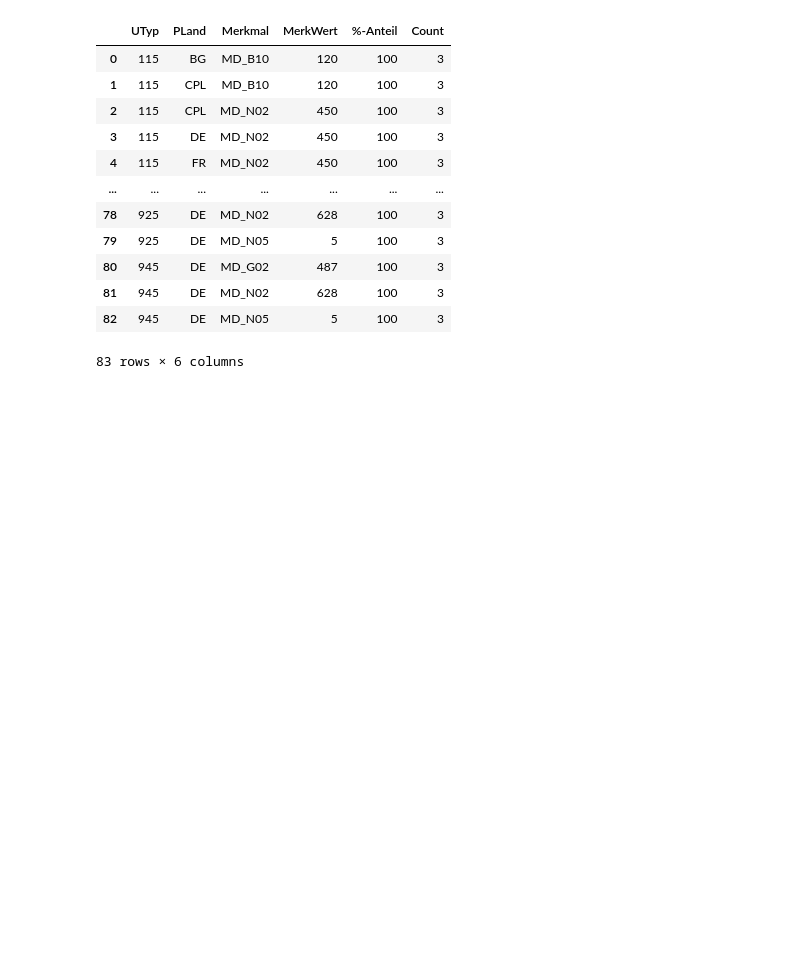
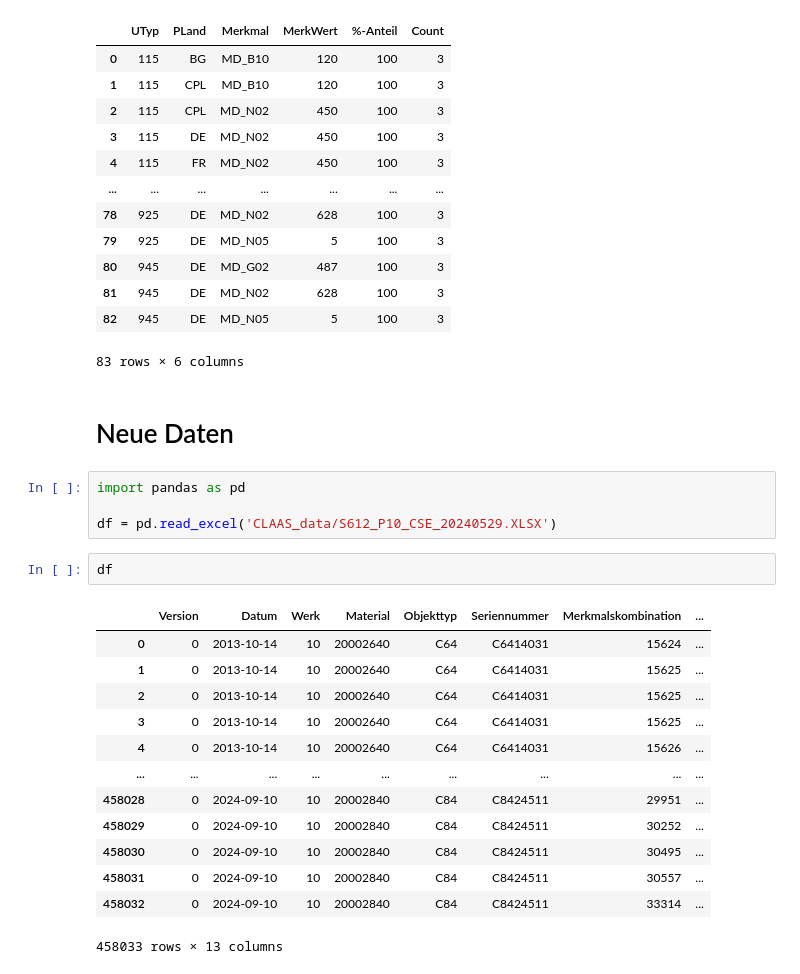
Before and after one commit to realreul/ML-with-CLAAS, a Jupyter notebook: TakeRates.ipynb, the cells around one changed output. Drawn from its saved outputs; the diff is of its cells as text; blank space fills up the shorter version.

```diff
--- a/TakeRates.ipynb
+++ b/TakeRates.ipynb
@@ -584,3 +584,25 @@ consistent_groups.reset_index(name='Count')
 | 81 | 945 | DE | MD_N02 | 628 | 100 | 3 |
 | 82 | 945 | DE | MD_N05 | 5 | 100 | 3 |
 83 rows × 6 columns
+# %% [markdown]
+# Neue Daten
+# %%
+import pandas as pd
+
+df = pd.read_excel('CLAAS_data/S612_P10_CSE_20240529.XLSX')
+# %%
+df
+# %% [output]
+|  | Version | Datum | Werk | Material | Objekttyp | Seriennummer | Merkmalskombination | ... |
+| 0 | 0 | 2013-10-14 | 10 | 20002640 | C64 | C6414031 | 15624 | ... |
+| 1 | 0 | 2013-10-14 | 10 | 20002640 | C64 | C6414031 | 15625 | ... |
+| 2 | 0 | 2013-10-14 | 10 | 20002640 | C64 | C6414031 | 15625 | ... |
+| 3 | 0 | 2013-10-14 | 10 | 20002640 | C64 | C6414031 | 15625 | ... |
+| 4 | 0 | 2013-10-14 | 10 | 20002640 | C64 | C6414031 | 15626 | ... |
+| ... | ... | ... | ... | ... | ... | ... | ... | ... |
+| 458028 | 0 | 2024-09-10 | 10 | 20002840 | C84 | C8424511 | 29951 | ... |
+| 458029 | 0 | 2024-09-10 | 10 | 20002840 | C84 | C8424511 | 30252 | ... |
+| 458030 | 0 | 2024-09-10 | 10 | 20002840 | C84 | C8424511 | 30495 | ... |
+| 458031 | 0 | 2024-09-10 | 10 | 20002840 | C84 | C8424511 | 30557 | ... |
+| 458032 | 0 | 2024-09-10 | 10 | 20002840 | C84 | C8424511 | 33314 | ... |
+458033 rows × 13 columns
```
Also changed, not shown: parts of 14 cells of this notebook, 3 other files.
